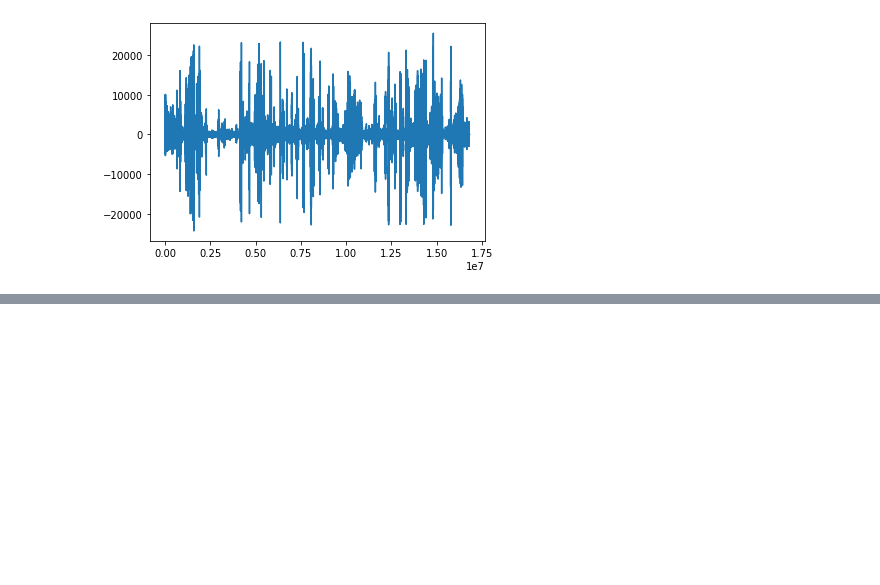
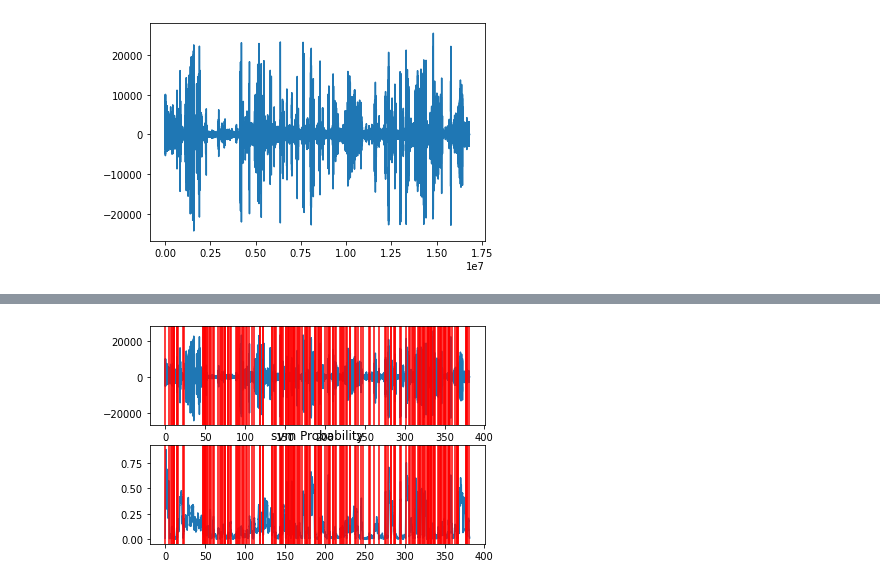
Before and after one commit to yingxu123/ForestOGram, a Jupyter notebook: outputs/python_nbs/ViewKestrel.ipynb, the cells around one changed output, grey strips where cells are left out. Saved outputs shown, nothing was run; the diff lists cells and outputs as text; code cells hidden in the pictures; blank space fills up the shorter version.

```diff
--- a/outputs/python_nbs/ViewKestrel.ipynb
+++ b/outputs/python_nbs/ViewKestrel.ipynb
@@ -70,0 +60,4 @@ ValueError: x and y must have same first dimension, but have shapes (114,) and (
+# %%
+segments = aS.silence_removal(np.array(num_a)[0:10000000], fs, 0.020, 0.020, smooth_window = 1.0, weight = 0.1, plot = True)
+# %% [output]
+[figure, added]
```
Also changed, not shown: parts of 9 cells of this notebook.
